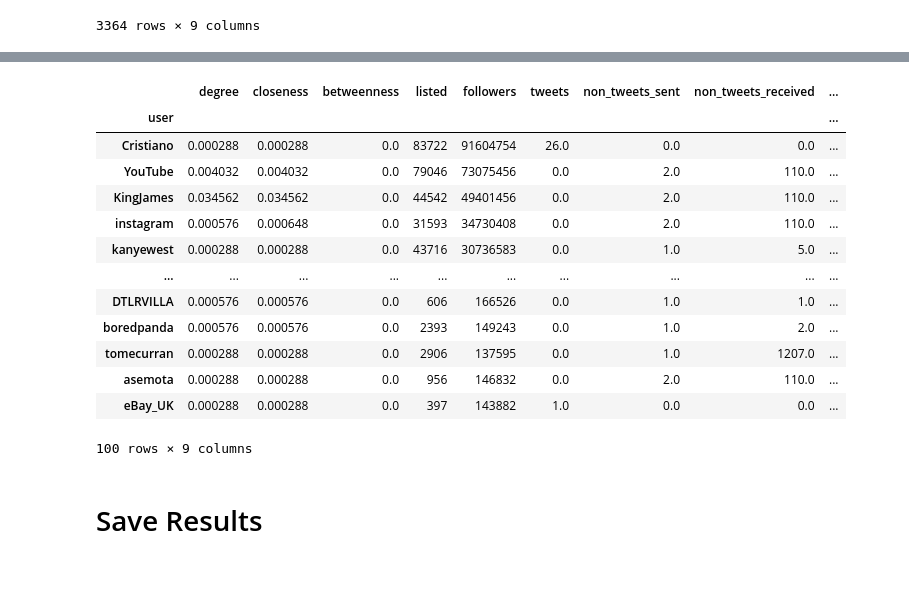
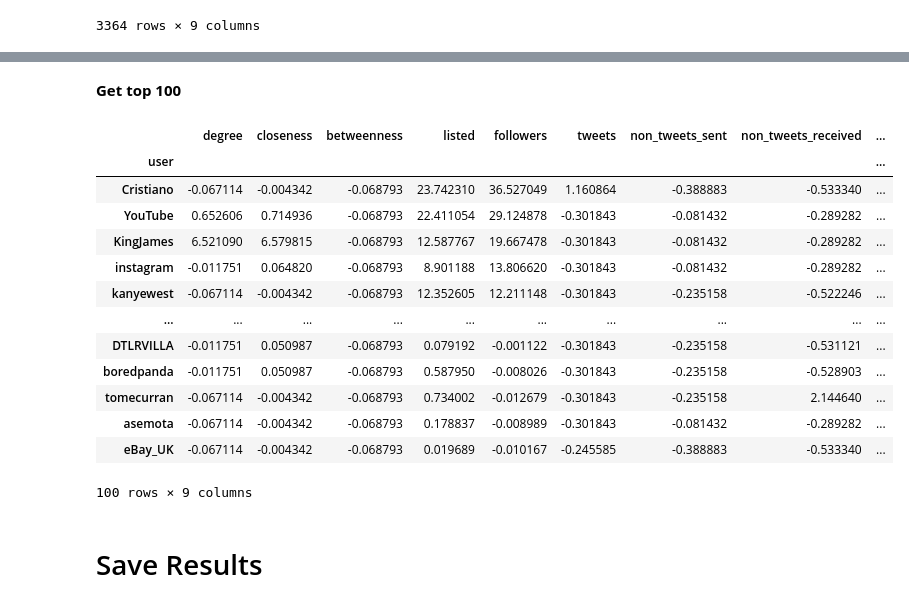
Before and after one commit to bogdan-tanasie/social-influence-twitter, a Jupyter notebook: Graph.ipynb, the cells around one changed output, grey strips where cells are left out. Cells and saved outputs as stored; diff of their text form; code cells hidden in the pictures; blank space fills up the shorter version.

Commit message:
Normalize reuslts

```diff
--- a/Graph.ipynb
+++ b/Graph.ipynb
@@ -311,0 +315,3 @@ network_measures
+# %%
+normalized_network_measures = (network_measures-network_measures.mean())/network_measures.std()
+normalized_network_measures
@@ -312,20 +333,22 @@ network_measures
+# %% [markdown]
+**Get top 100**
 # %%
-results = network_measures.nlargest(100, 'score', keep='all')
+results = normalized_network_measures.nlargest(100, 'score', keep='all')
 results
 # %% [output]
 |  | degree | closeness | betweenness | listed | followers | tweets | non_tweets_sent | non_tweets_received | ... |
 | user |  |  |  |  |  |  |  |  | ... |
-| Cristiano | 0.000288 | 0.000288 | 0.0 | 83722 | 91604754 | 26.0 | 0.0 | 0.0 | ... |
-| YouTube | 0.004032 | 0.004032 | 0.0 | 79046 | 73075456 | 0.0 | 2.0 | 110.0 | ... |
-| KingJames | 0.034562 | 0.034562 | 0.0 | 44542 | 49401456 | 0.0 | 2.0 | 110.0 | ... |
-| instagram | 0.000576 | 0.000648 | 0.0 | 31593 | 34730408 | 0.0 | 2.0 | 110.0 | ... |
-| kanyewest | 0.000288 | 0.000288 | 0.0 | 43716 | 30736583 | 0.0 | 1.0 | 5.0 | ... |
+| Cristiano | -0.067114 | -0.004342 | -0.068793 | 23.742310 | 36.527049 | 1.160864 | -0.388883 | -0.533340 | ... |
+| YouTube | 0.652606 | 0.714936 | -0.068793 | 22.411054 | 29.124878 | -0.301843 | -0.081432 | -0.289282 | ... |
+| KingJames | 6.521090 | 6.579815 | -0.068793 | 12.587767 | 19.667478 | -0.301843 | -0.081432 | -0.289282 | ... |
+| instagram | -0.011751 | 0.064820 | -0.068793 | 8.901188 | 13.806620 | -0.301843 | -0.081432 | -0.289282 | ... |
+| kanyewest | -0.067114 | -0.004342 | -0.068793 | 12.352605 | 12.211148 | -0.301843 | -0.235158 | -0.522246 | ... |
 | ... | ... | ... | ... | ... | ... | ... | ... | ... | ... |
-| DTLRVILLA | 0.000576 | 0.000576 | 0.0 | 606 | 166526 | 0.0 | 1.0 | 1.0 | ... |
-| boredpanda | 0.000576 | 0.000576 | 0.0 | 2393 | 149243 | 0.0 | 1.0 | 2.0 | ... |
-| tomecurran | 0.000288 | 0.000288 | 0.0 | 2906 | 137595 | 0.0 | 1.0 | 1207.0 | ... |
-| asemota | 0.000288 | 0.000288 | 0.0 | 956 | 146832 | 0.0 | 2.0 | 110.0 | ... |
-| eBay_UK | 0.000288 | 0.000288 | 0.0 | 397 | 143882 | 1.0 | 0.0 | 0.0 | ... |
+| DTLRVILLA | -0.011751 | 0.050987 | -0.068793 | 0.079192 | -0.001122 | -0.301843 | -0.235158 | -0.531121 | ... |
+| boredpanda | -0.011751 | 0.050987 | -0.068793 | 0.587950 | -0.008026 | -0.301843 | -0.235158 | -0.528903 | ... |
+| tomecurran | -0.067114 | -0.004342 | -0.068793 | 0.734002 | -0.012679 | -0.301843 | -0.235158 | 2.144640 | ... |
+| asemota | -0.067114 | -0.004342 | -0.068793 | 0.178837 | -0.008989 | -0.301843 | -0.081432 | -0.289282 | ... |
+| eBay_UK | -0.067114 | -0.004342 | -0.068793 | 0.019689 | -0.010167 | -0.245585 | -0.388883 | -0.533340 | ... |
 100 rows × 9 columns
 # %% [markdown]
 # Save Results
```
Also changed, not shown: parts of 3 cells of this notebook, 3 other files.
